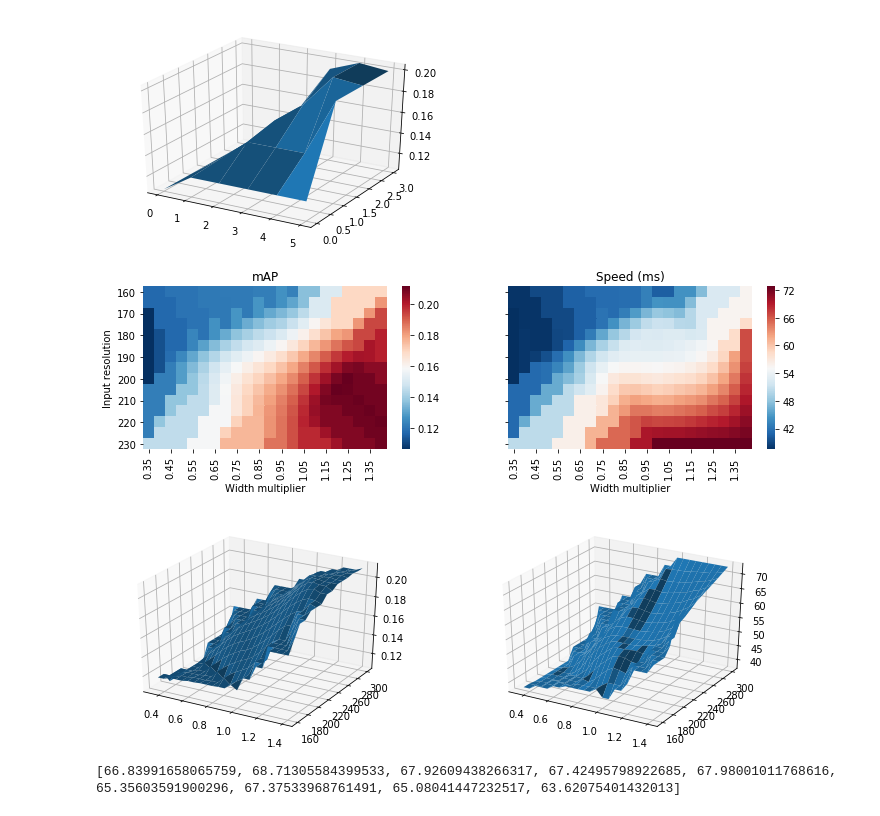
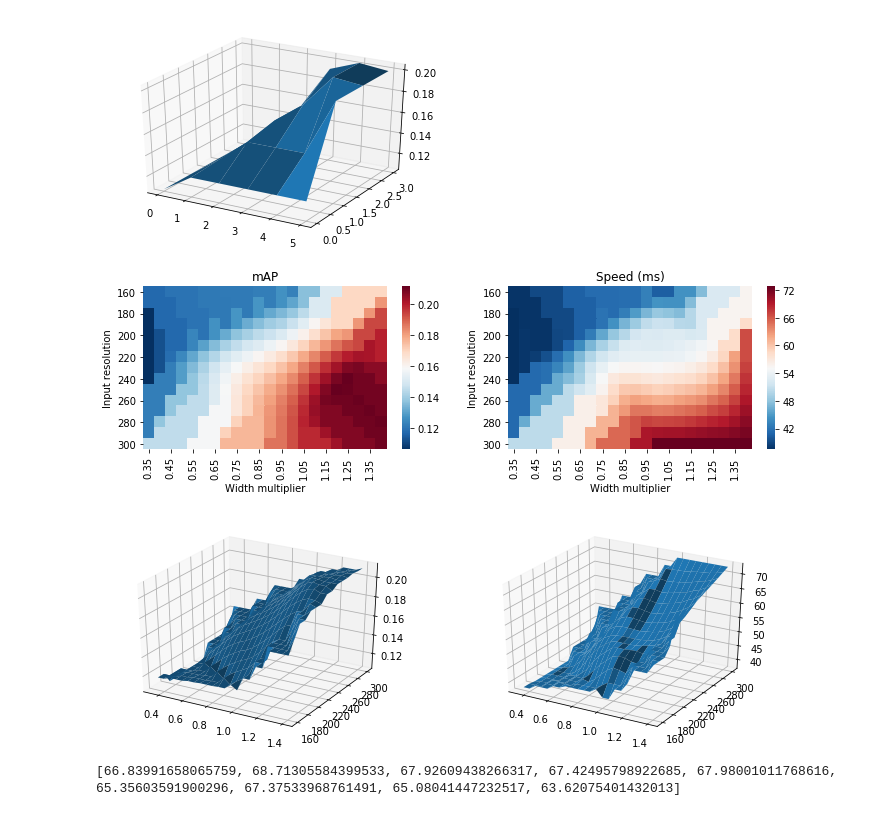
Before and after one commit to lindawangg/OLIV, a Jupyter notebook: eval/comparisons.ipynb, the cells around one changed output. Saved outputs shown, nothing was run; the diff lists cells and outputs as text; code cells hidden in the pictures.

```diff
--- a/eval/comparisons.ipynb
+++ b/eval/comparisons.ipynb
@@ -129,40 +118,42 @@ hm_interAcc = fill_values(hm_interAcc, method="nearest")
 hm_interSp = fill_values(hm_speed, method="cubic")
 hm_interSp = fill_values(hm_interSp, method="nearest")
 
-fig, axes = plt.subplots(ncols=2, sharey=True, figsize=(12, 3))
+fig, axes = plt.subplots(ncols=2, figsize=(12, 3))
 g1 = sns.heatmap(hm_interAcc, cmap="RdBu_r", ax=axes[0])
 g2 = sns.heatmap(hm_interSp, cmap="RdBu_r", ax=axes[1])
 nth = []
 for i in range(0, len(x)):
     if i % 2 == 0:
         nth.append(x[i])
 axes[0].set_xticklabels(np.around(nth, decimals=2))
 axes[1].set_xticklabels(np.around(nth, decimals=2))
 nth = []
 for i in range(0, len(y)):
     if i % 2 == 0:
         nth.append(y[i])
-axes[0].set_yticklabels(np.around(y, decimals=2))
+axes[0].set_yticklabels(np.around(nth, decimals=2))
+axes[1].set_yticklabels(np.around(nth, decimals=2))
 axes[0].set_title("mAP")
 axes[0].set_xlabel("Width multiplier")
 axes[0].set_ylabel("Input resolution")
 axes[1].set_title("Speed (ms)")
+axes[1].set_ylabel("Input resolution")
 axes[1].set_xlabel("Width multiplier")
 axes[0].locator_params(axis='y', nbins=8)
+axes[1].locator_params(axis='y', nbins=8)
 axes[0].locator_params(axis='x', nbins=11)
-axes[1].locator_params(axis='y', nbins=8)
 axes[1].locator_params(axis='x', nbins=11)
 plt.show()
 
 fig = plt.figure(figsize=(12, 4))
 X, Y = np.meshgrid(x, y)
 ax = fig.add_subplot(1, 2, 1, projection='3d')
 ax.plot_surface(X, Y, hm_interAcc)
 ax = fig.add_subplot(1, 2, 2, projection='3d')
 ax.plot_surface(X, Y, hm_interSp)
 plt.show()
 # %% [output]
-[figure, old version]
+[figure, new version]
 [figure]
 # %%
 # objective function
```
Also changed, not shown: parts of 7 cells of this notebook.
